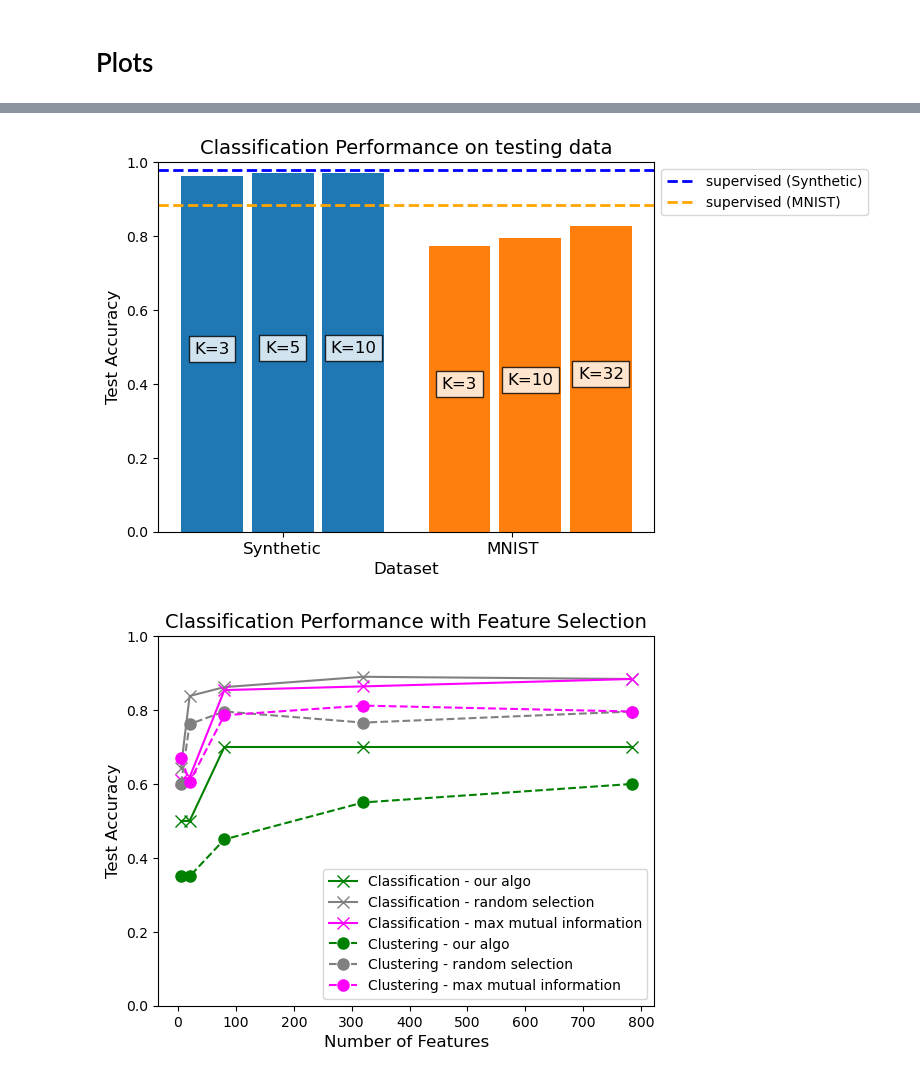
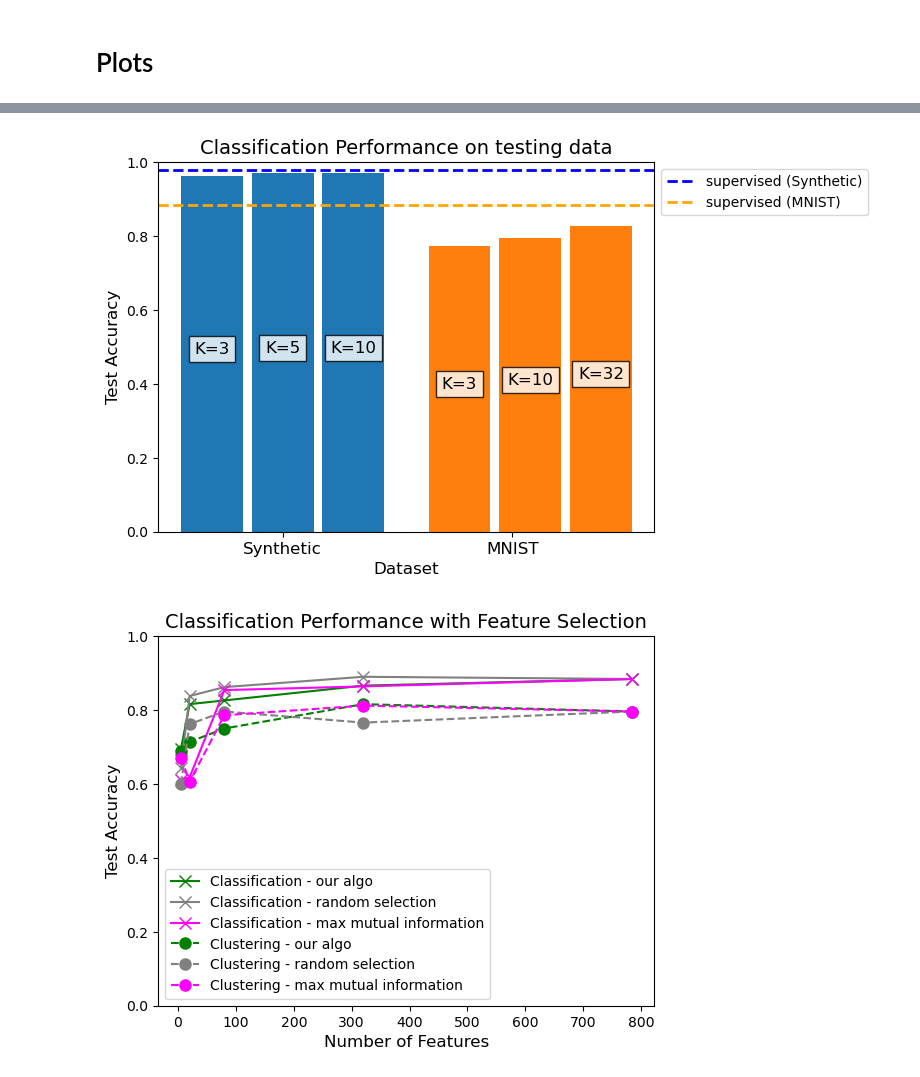
Before and after one commit to tracychiayu/236A-project, a Jupyter notebook: ECE236A_Project_Demo.ipynb, the cells around one changed output, grey strips where cells are left out. Saved outputs shown, nothing was run; the diff lists cells and outputs as text; code cells hidden in the pictures.

Commit message:
task3: clustering

```diff
--- a/ECE236A_Project_Demo.ipynb
+++ b/ECE236A_Project_Demo.ipynb
@@ -314,34 +446,34 @@ NMI score MI selection = 0.5327367283255585
 
 # Task 1
 result1 = {'synthetic_test_accuracy':0.978, 'mnist_test_accuracy':0.884}
 
 
 # Task 2
 result2 = {'synthetic':{'K':[3, 5, 10], 'clustering_nmi':[0.8200, 0.8401, 0.8235], 'classification_accuracy':[0.9620,0.9700,0.9700]},
             'mnist':{'K':[3, 10, 32], 'clustering_nmi':[0.4842, 0.3935, 0.5415], 'classification_accuracy':[0.7740,0.7960,0.8280]}}
 
 # Task 3
 # only include the plots for the option of task 3 you chosen in the report
 result3_1 = {'synthetic': {'label_percentage':[0.05,0.1,0.2,0.5,1], 'test_accuracy(our algo)':[0.5,0.6,0.7,0.8,0.9], 'test_accuracy(random)':[0.4,0.5,0.6,0.7,0.8]},
             'mnist': {'label_percentage':[0.05,0.1,0.2,0.5,1], 'test_accuracy(our algo)':[0.5,0.5,0.7,0.7,0.7], 'test_accuracy(random)':[0.4,0.4,0.6,0.6,0.6]}}
 
 result3_2 = {'feature_number':[5, 20, 80, 320, 784],
-             'classifier_accuracy(our algo)':[0.5,0.5,0.7,0.7,0.7],
+             'classifier_accuracy(our algo)':[0.694, 0.816, 0.826, 0.866, 0.884],
              'classifier_accuracy(random)':[0.644, 0.838, 0.862, 0.890, 0.884],
              'classifier_accuracy(Max MI)':[0.612, 0.618, 0.854, 0.864, 0.884],
-             'clustering_accuracy(our algo)':[0.35,0.35,0.45,0.55,0.6],
+             'clustering_accuracy(our algo)':[0.69, 0.714, 0.75, 0.816, 0.7960],
              'clustering_accuracy(random)': [0.600, 0.762, 0.796, 0.766, 0.7960],
              'clustering_accuracy(Max MI)':[0.67, 0.606, 0.786, 0.812, 0.7960],
-             'nmi(our algo)':[0.35,0.4,0.45,0.5,0.5],
+             'nmi(our algo)':[0.3049, 0.3673, 0.4045, 0.5455, 0.3935],
              'nmi(random)':[0.1855, 0.4064, 0.4670, 0.4963, 0.3935],
              'nmi(Max MI)':[0.3739, 0.3650, 0.4684, 0.5327, 0.3935]}
 
 
 plot_result(result1 = result1, result2 = result2, result3_1 = None, result3_2=result3_2)
 
 # Alternatively
 # plot_result(result1 = result1, result2 = result2, result3_2 = result3_2)
 # %% [output]
 [figure]
 [figure]
-[figure, old version]
+[figure, new version]
```
Also changed, not shown: parts of 12 cells of this notebook, 2 other files.
